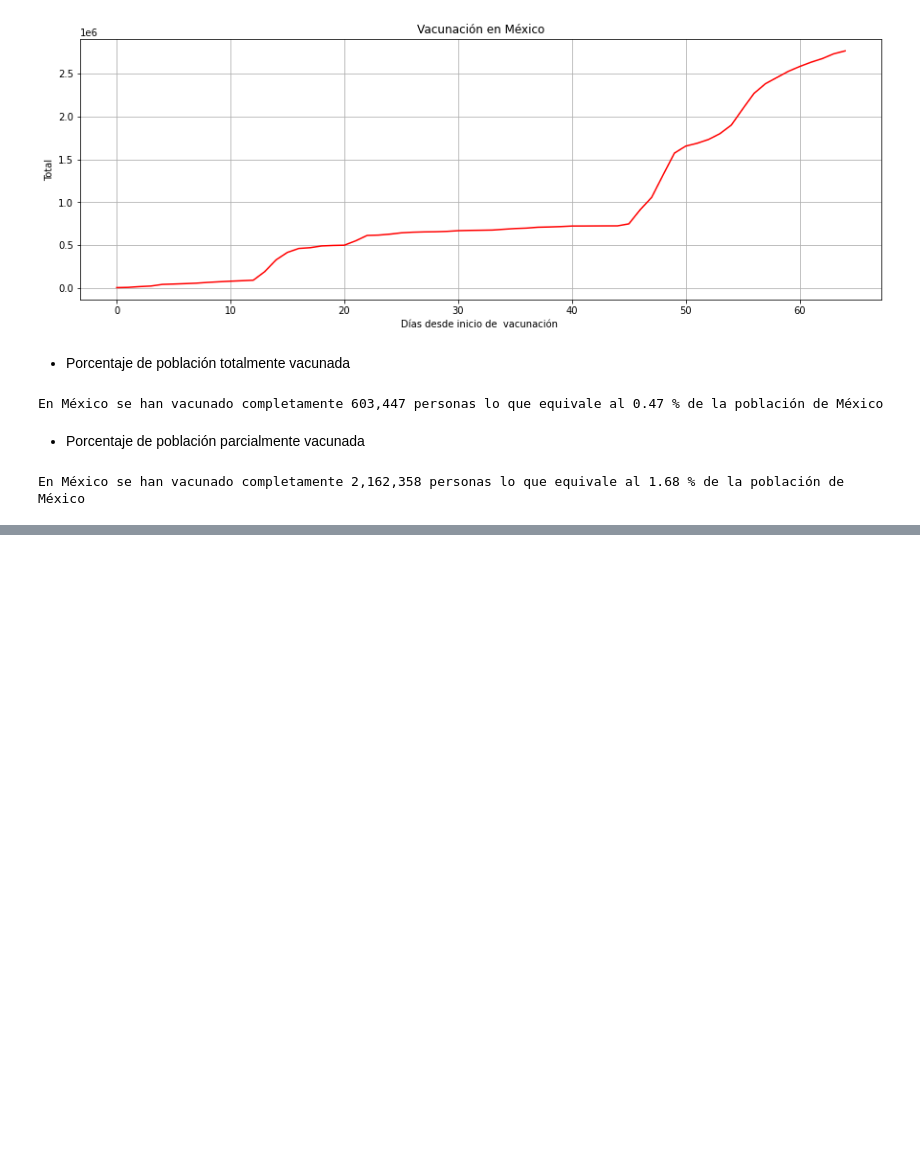
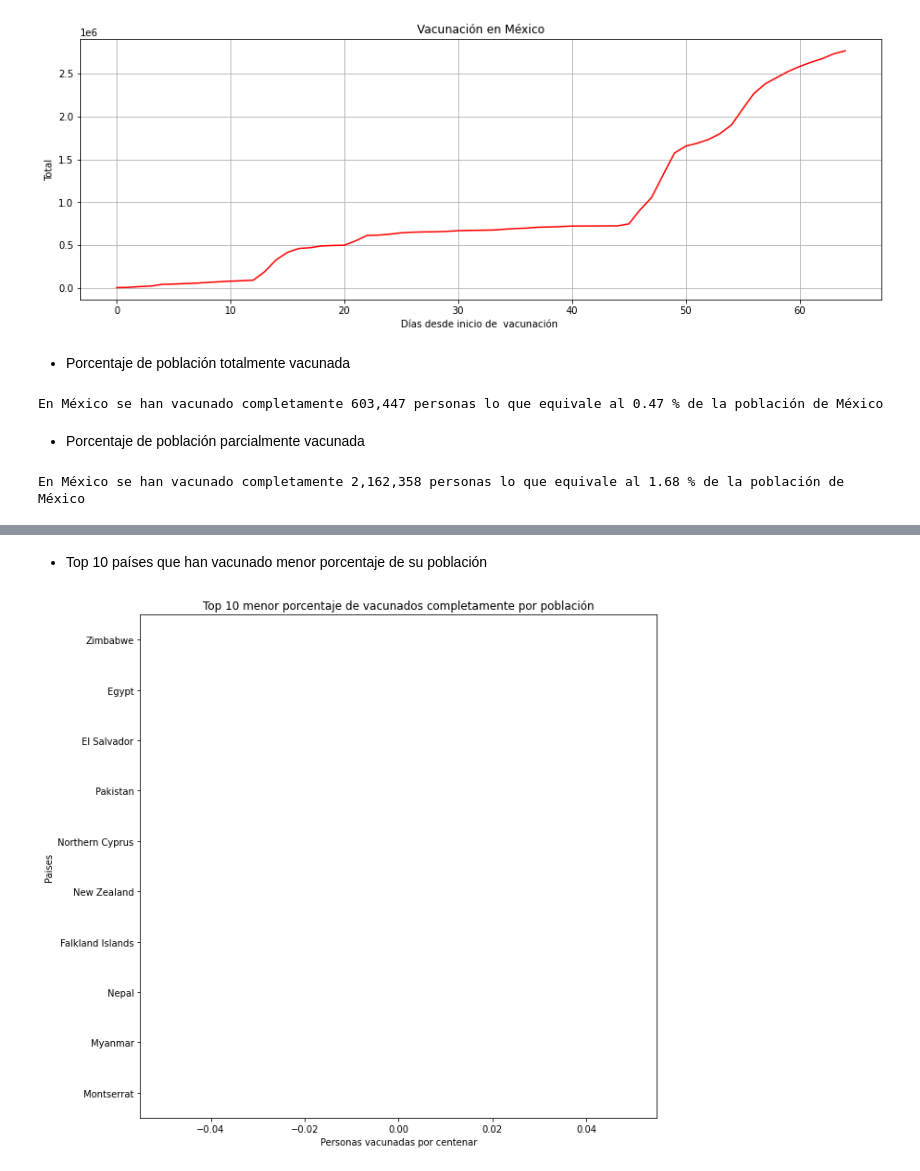
Before and after one commit to dapariciom/BEDU-procesamiento-de-datos-con-python-proyecto, a Jupyter notebook: Proyecto_Vacunas.ipynb, the cells around one changed output, grey strips where cells are left out. Drawn from its saved outputs; the diff is of its cells as text; code cells hidden in the pictures; blank space fills up the shorter version.

```diff
--- a/Proyecto_Vacunas.ipynb
+++ b/Proyecto_Vacunas.ipynb
@@ -377,0 +392,15 @@ En México se han vacunado completamente 2,162,358 personas lo que equivale al 1
+# %% [markdown]
+* Top 10 países que han vacunado menor porcentaje de su población
+# %%
+top_10_menor_porcentaje = df_vaccinations.groupby('country')['people_fully_vaccinated_per_hundred'].sum().sort_values(ascending=True).head(10)
+top_10_menor_porcentaje
+
+def daily_porcentajes_menor_plot_bars(value):
+    fig, ax = plt.subplots(figsize=(10, 10))
+    ax.set_title('Top 10 menor porcentaje de vacunados completamente por población')
+    sns.barplot(value, value.index, ax=ax)
+    ax.set(ylabel='Paises', xlabel='Personas vacunadas por centenar')
+
+daily_porcentajes_menor_plot_bars(top_10_menor_porcentaje)
+# %% [output]
+[figure, added]
```
Also changed, not shown: parts of 8 cells of this notebook.
